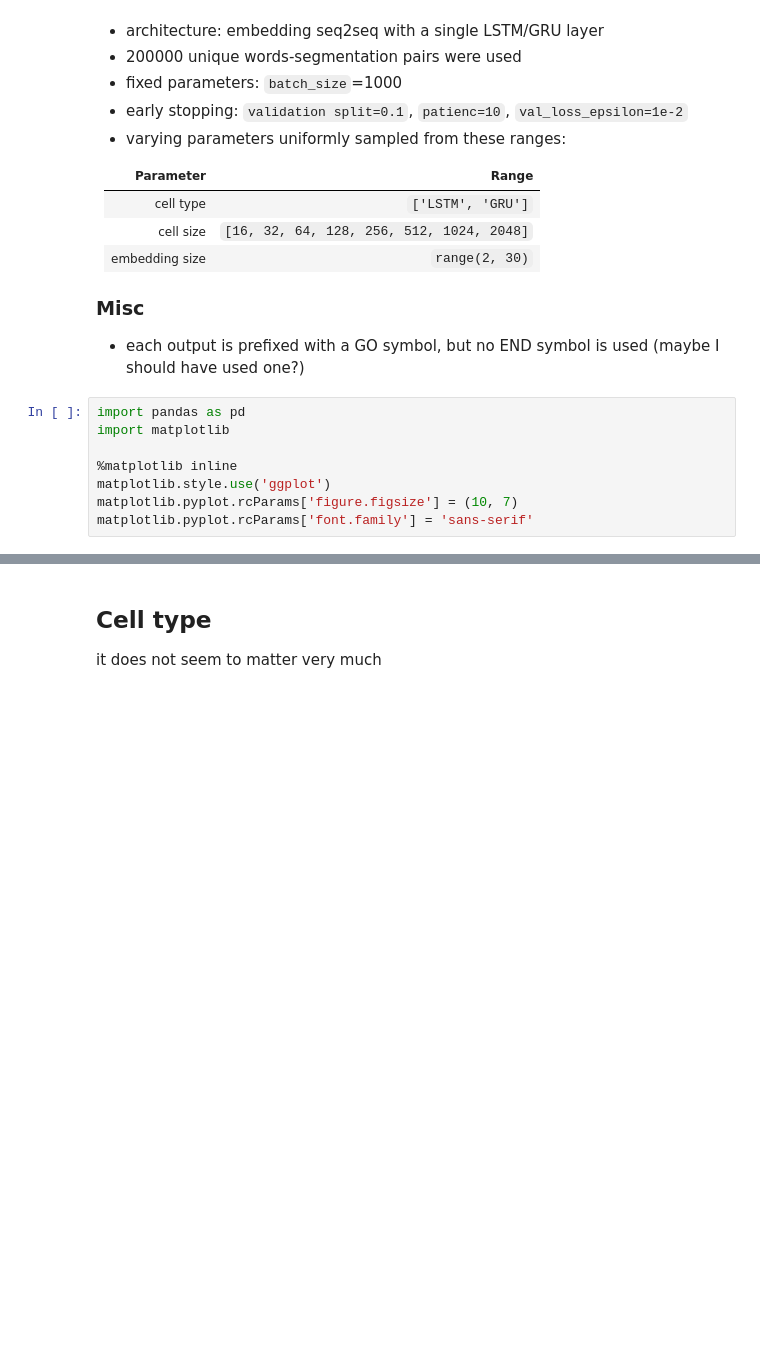
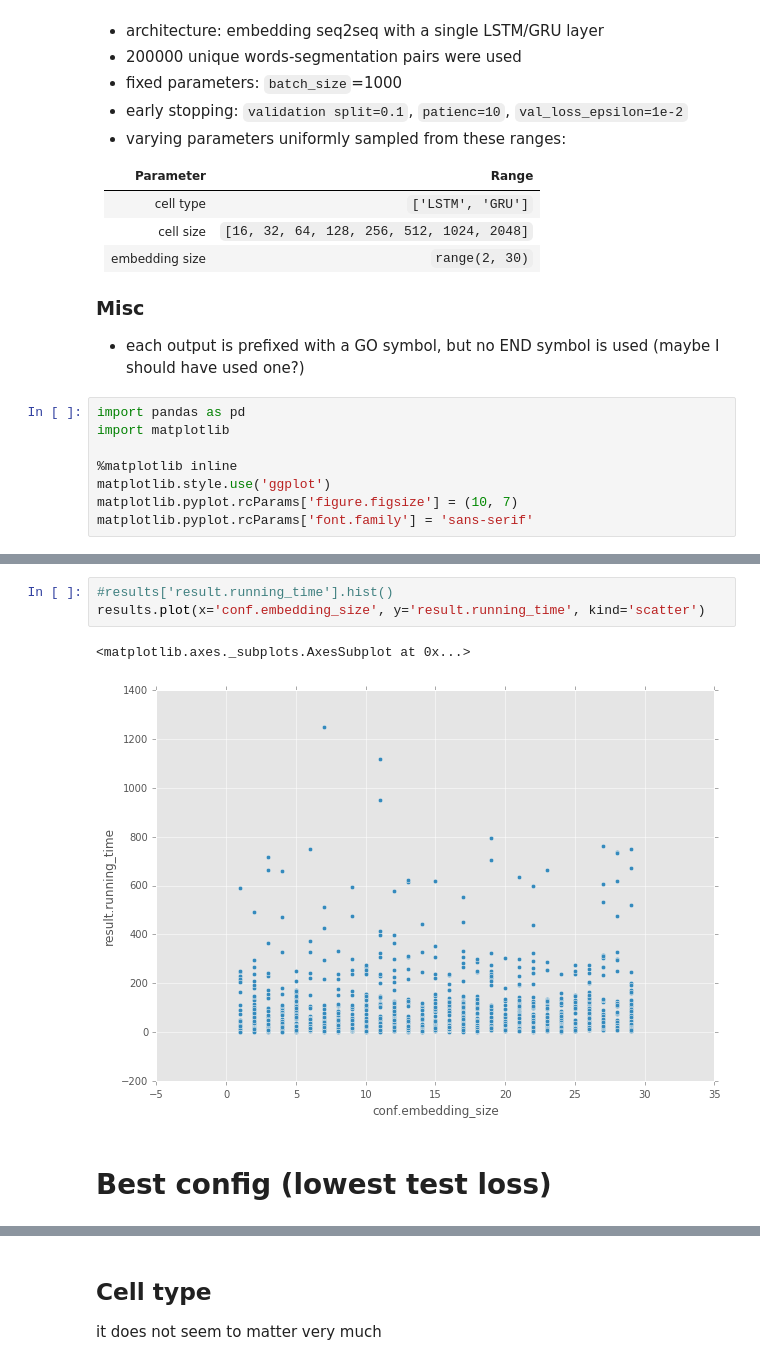
Before and after one commit to juditacs/morph-segmentation, a Jupyter notebook: analysis/baseline_embedding_seq2seq_exp2.ipynb, the cells around one changed output, grey strips where cells are left out. Saved outputs shown, nothing was run; the diff lists cells and outputs as text; blank space fills up the shorter version.

```diff
--- a/analysis/baseline_embedding_seq2seq_exp2.ipynb
+++ b/analysis/baseline_embedding_seq2seq_exp2.ipynb
@@ -45,0 +42,8 @@ results.describe()
+# %%
+#results['result.running_time'].hist()
+results.plot(x='conf.embedding_size', y='result.running_time', kind='scatter')
+# %% [output]
+<matplotlib.axes._subplots.AxesSubplot at 0x...>
+[figure, added]
+# %% [markdown]
+# Best config (lowest test loss)
```
Also changed, not shown: parts of 12 cells of this notebook, 1 other file.
